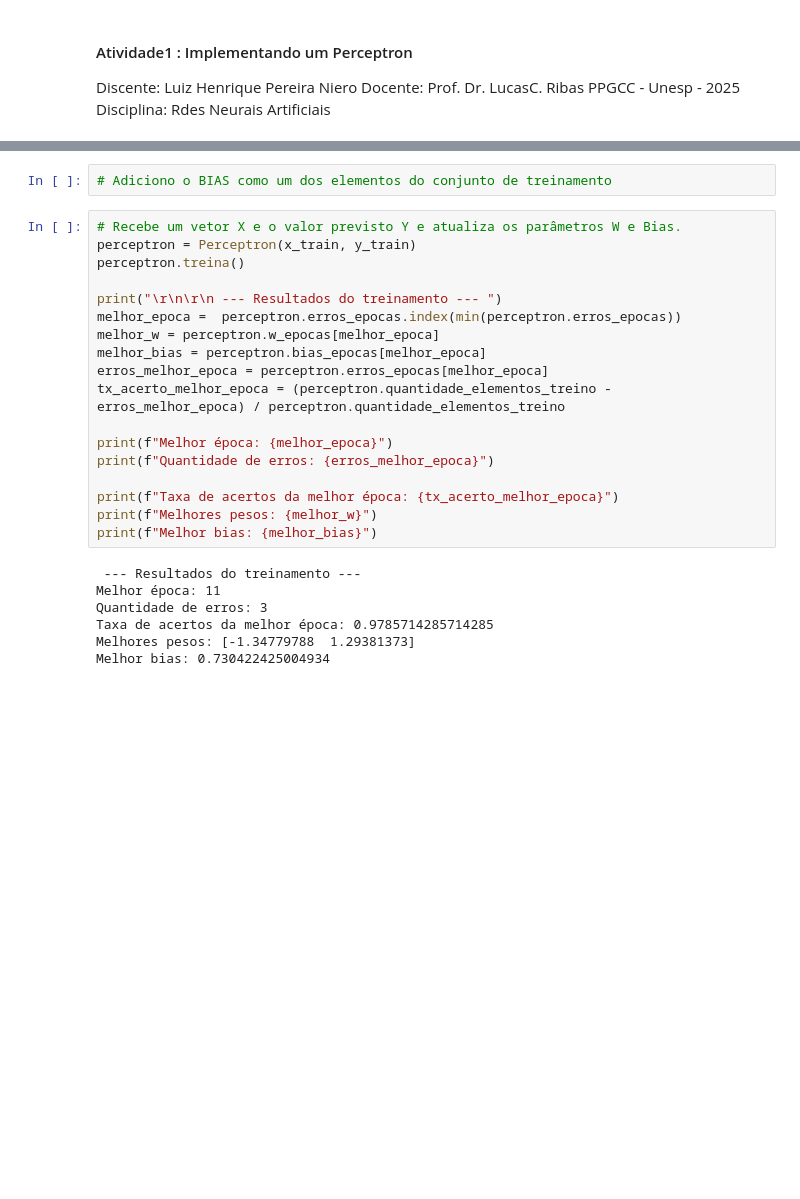
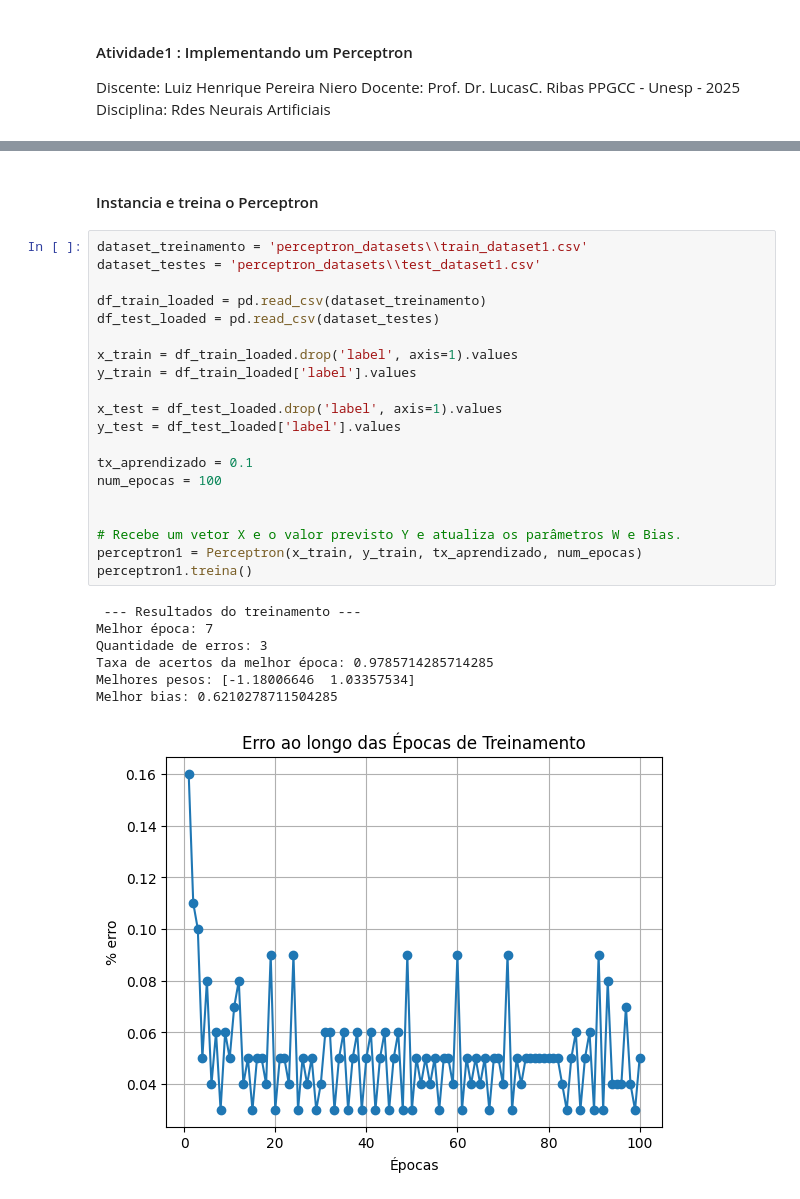
Before and after one commit to luizniero/IA-Fundamentals, a Jupyter notebook: Perceptron operacoes simples.ipynb, the cells around one changed output, grey strips where cells are left out. Saved outputs shown, nothing was run; the diff lists cells and outputs as text; blank space fills up the shorter version.

Commit message:
Code + results

```diff
--- a/Perceptron operacoes simples.ipynb
+++ b/Perceptron operacoes simples.ipynb
@@ -94,27 +177,30 @@ class Perceptron:
-# %%
-# Adiciono o BIAS como um dos elementos do conjunto de treinamento
+# %% [markdown]
+#### Instancia e treina o Perceptron
 # %%
+dataset_treinamento = 'perceptron_datasets\\train_dataset1.csv'
+dataset_testes = 'perceptron_datasets\\test_dataset1.csv'
+
+df_train_loaded = pd.read_csv(dataset_treinamento)
+df_test_loaded = pd.read_csv(dataset_testes)
+
+x_train = df_train_loaded.drop('label', axis=1).values
+y_train = df_train_loaded['label'].values
+
+x_test = df_test_loaded.drop('label', axis=1).values
+y_test = df_test_loaded['label'].values
+
+tx_aprendizado = 0.1
+num_epocas = 100
+
+
 # Recebe um vetor X e o valor previsto Y e atualiza os parâmetros W e Bias.
-perceptron = Perceptron(x_train, y_train)
-perceptron.treina()
-
-print("\r\n\r\n --- Resultados do treinamento --- ")
-melhor_epoca =  perceptron.erros_epocas.index(min(perceptron.erros_epocas))
-melhor_w = perceptron.w_epocas[melhor_epoca]
-melhor_bias = perceptron.bias_epocas[melhor_epoca]
-erros_melhor_epoca = perceptron.erros_epocas[melhor_epoca]
-tx_acerto_melhor_epoca = (perceptron.quantidade_elementos_treino - erros_melhor_epoca) / perceptron.quantidade_elementos_treino
-
-print(f"Melhor época: {melhor_epoca}")
-print(f"Quantidade de erros: {erros_melhor_epoca}")
-
-print(f"Taxa de acertos da melhor época: {tx_acerto_melhor_epoca}")
-print(f"Melhores pesos: {melhor_w}")
-print(f"Melhor bias: {melhor_bias}")
+perceptron1 = Perceptron(x_train, y_train, tx_aprendizado, num_epocas)
+perceptron1.treina()
 # %% [output]
  --- Resultados do treinamento ---
-Melhor época: 11
+Melhor época: 7
 Quantidade de erros: 3
 Taxa de acertos da melhor época: 0.9785714285714285
-Melhores pesos: [-1.34779788  1.29381373]
-Melhor bias: 0.730422425004934
+Melhores pesos: [-1.18006646  1.03357534]
+Melhor bias: 0.6210278711504285
+[figure, added]
```
Also changed, not shown: parts of 9 cells of this notebook.
